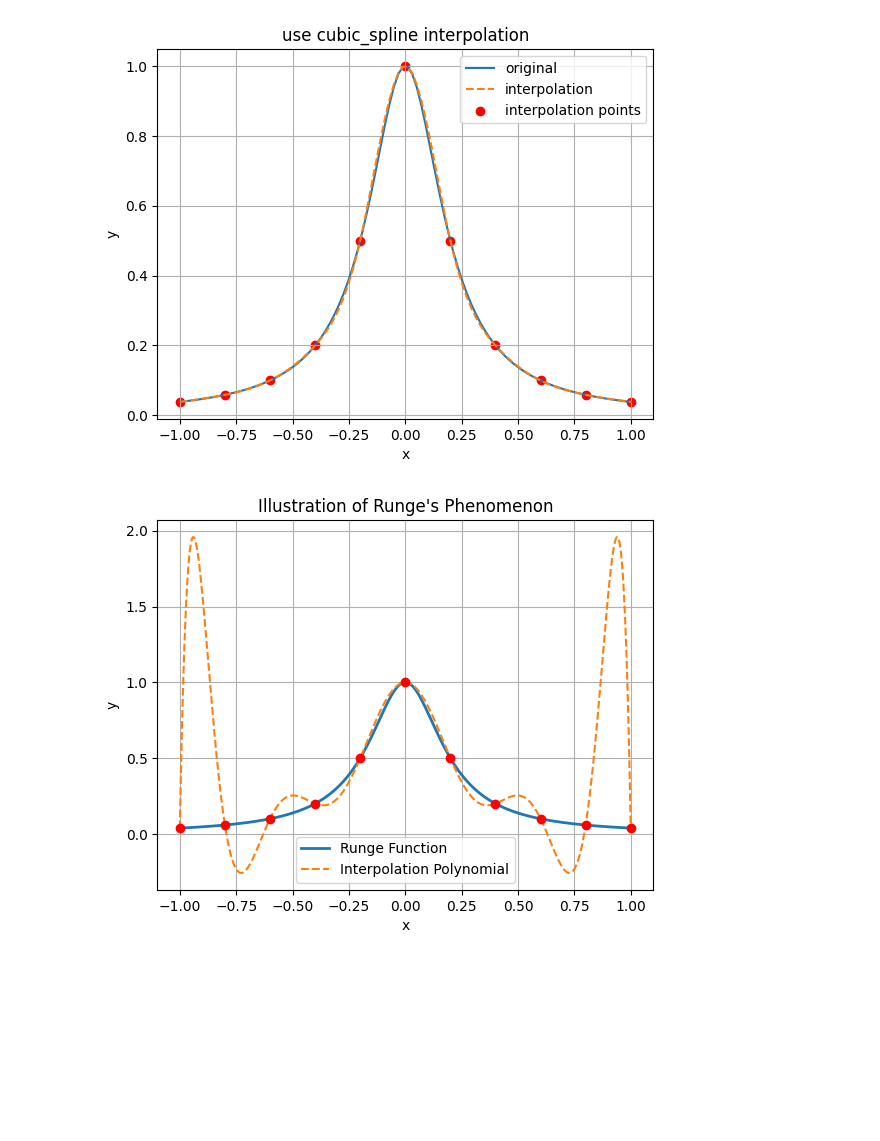
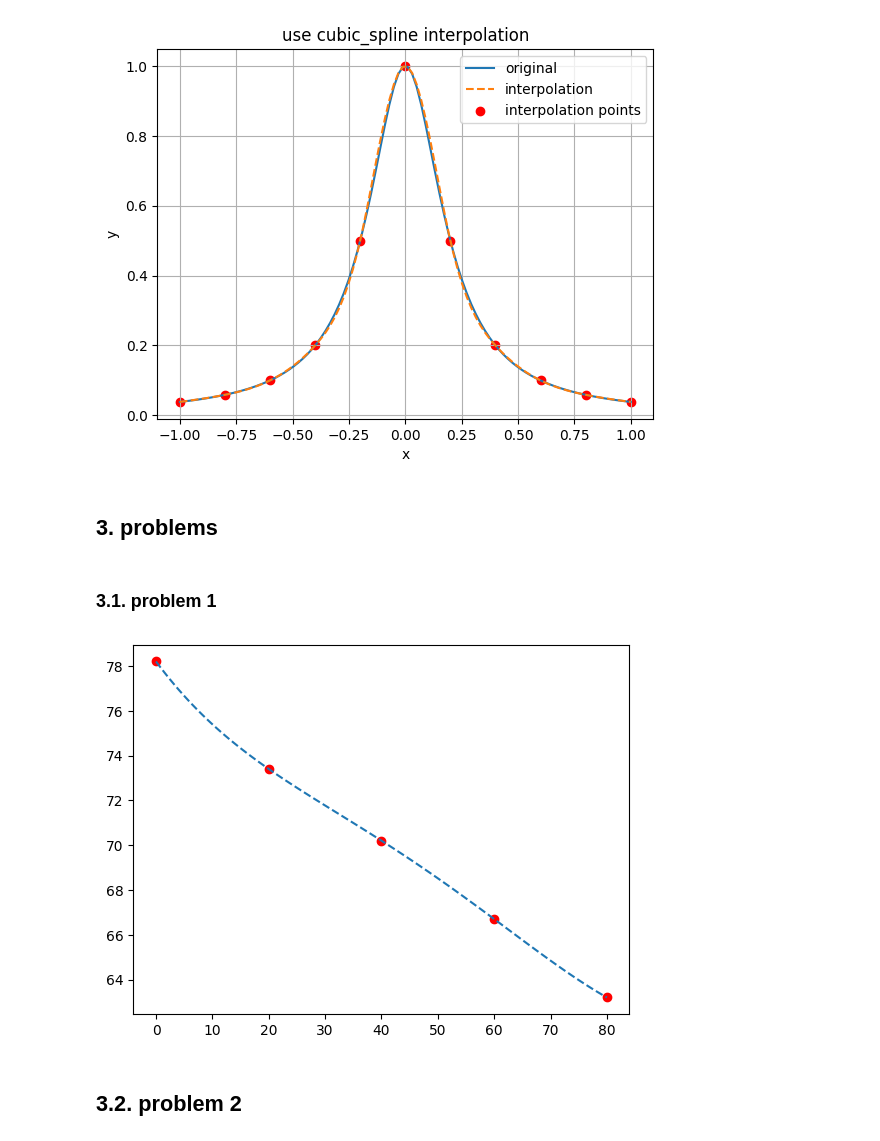
Before and after one commit to HugoPhi/NCOTLabs, a Jupyter notebook: Lab2/interpolation.ipynb, the cells around one changed output. Cells and saved outputs as stored; diff of their text form; code cells hidden in the pictures; blank space fills up the shorter version.

Commit message:
solve problems of lab2.

```diff
--- a/Lab2/interpolation.ipynb
+++ b/Lab2/interpolation.ipynb
@@ -237,35 +237,21 @@ vis(cubic_spline, f, x, lim=0)
 [figure]
 [figure]
 [figure]
-# %%
-import numpy as np
-import matplotlib.pyplot as plt
-from numpy.polynomial.polynomial import Polynomial
-
-# 定义Runge函数
-def runge(x):
-    return 1 / (1 + 25 * x**2)
-
-# 生成等距插值点
-num_points = 11  # 选择插值点的数量
-x_interp = np.linspace(-1, 1, num_points)
-y_interp = runge(x_interp)
-
-# 使用多项式进行插值
-coeffs = np.polyfit(x_interp, y_interp, deg=num_points-1)
-p = Polynomial(coeffs[::-1])  # 因为np.polyfit返回的系数顺序与Polynomial不同
-
-# 绘制原函数和插值多项式
-x_plot = np.linspace(-1, 1, 400)
-plt.plot(x_plot, runge(x_plot), label='Runge Function', linewidth=2)
-plt.plot(x_plot, p(x_plot), label='Interpolation Polynomial', linestyle='--')
-plt.plot(x_interp, y_interp, 'ro')  # 插值点
-
-plt.title("Illustration of Runge's Phenomenon")
-plt.legend()
-plt.xlabel("x")
-plt.ylabel("y")
-plt.grid(True)
-plt.show()
-# %% [output]
-[figure, removed]
+# %% [markdown]
+## 3. problems
+# %% [markdown]
+### 3.1. problem 1
+# %%
+x = np.array([0, 20, 40, 60, 80])
+y = np.array([78.2, 73.4, 70.2, 66.7, 63.2])
+
+p = lagrange(x, y)
+xx = np.linspace(0, 80, 100)
+
+plt.plot(xx, p(xx), label='lagrange', linestyle='--')
+plt.scatter(x, y, label='data', marker='o', color='r')
+plt.show()
+# %% [output]
+[figure, added]
+# %% [markdown]
+## 3.2. problem 2
```
Also changed, not shown: parts of 3 cells of this notebook.
